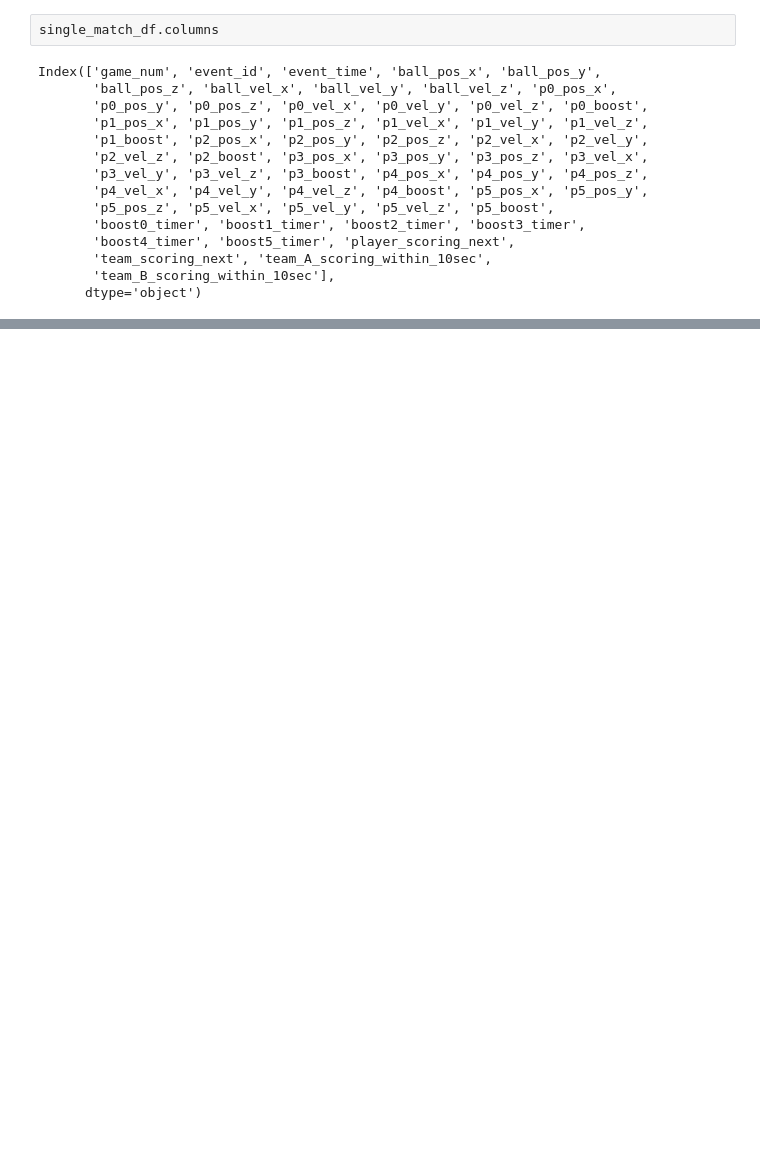
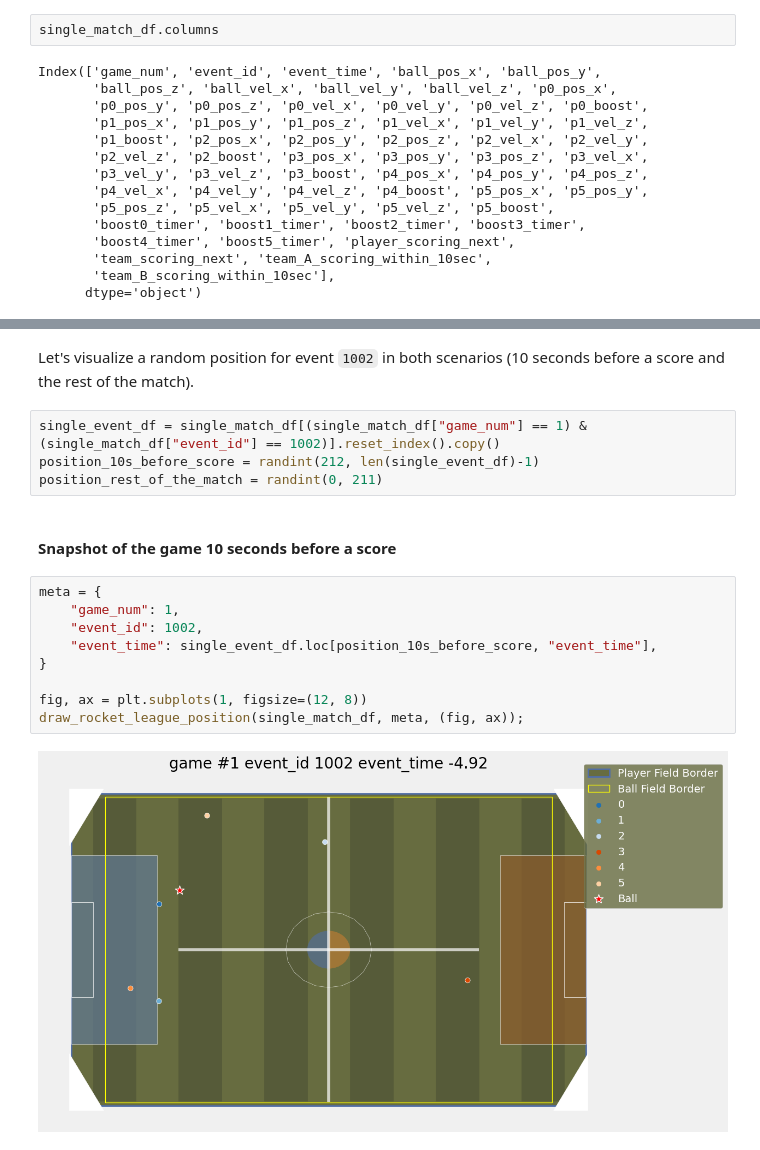
Before and after one commit to donelianc/my-kaggle-tools, a Jupyter notebook: competitions/tabular-playground-series-oct-2022/notebooks/0.0-ic-first-look-at-data.ipynb, the cells around one changed output, grey strips where cells are left out. Cells and saved outputs as stored; diff of their text form; blank space fills up the shorter version.

```diff
--- a/competitions/tabular-playground-series-oct-2022/notebooks/0.0-ic-first-look-at-data.ipynb
+++ b/competitions/tabular-playground-series-oct-2022/notebooks/0.0-ic-first-look-at-data.ipynb
@@ -137,0 +208,19 @@ draw_rocket_league_position(single_match_df, meta, (fig, ax));
+# %% [markdown]
+Let's visualize a random position for event `1002` in both scenarios (10 seconds before a score and the rest of the match).
+# %%
+single_event_df = single_match_df[(single_match_df["game_num"] == 1) & (single_match_df["event_id"] == 1002)].reset_index().copy()
+position_10s_before_score = randint(212, len(single_event_df)-1)
+position_rest_of_the_match = randint(0, 211)
+# %% [markdown]
+#### Snapshot of the game 10 seconds before a score
+# %%
+meta = {
+    "game_num": 1,
+    "event_id": 1002,
+    "event_time": single_event_df.loc[position_10s_before_score, "event_time"],
+}
+
+fig, ax = plt.subplots(1, figsize=(12, 8))
+draw_rocket_league_position(single_match_df, meta, (fig, ax));
+# %% [output]
+[figure, added]
```
Also changed, not shown: parts of 33 cells of this notebook, 2 other files.
